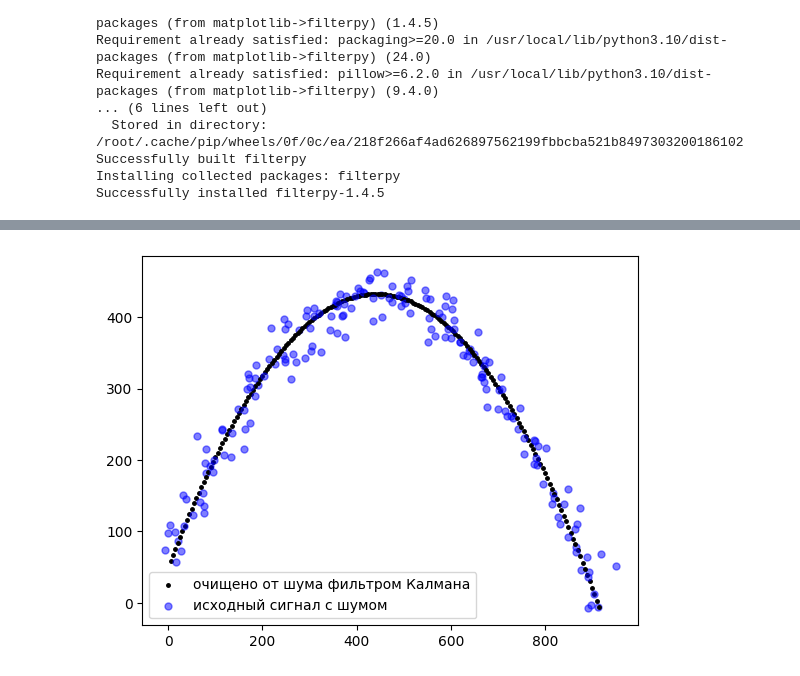
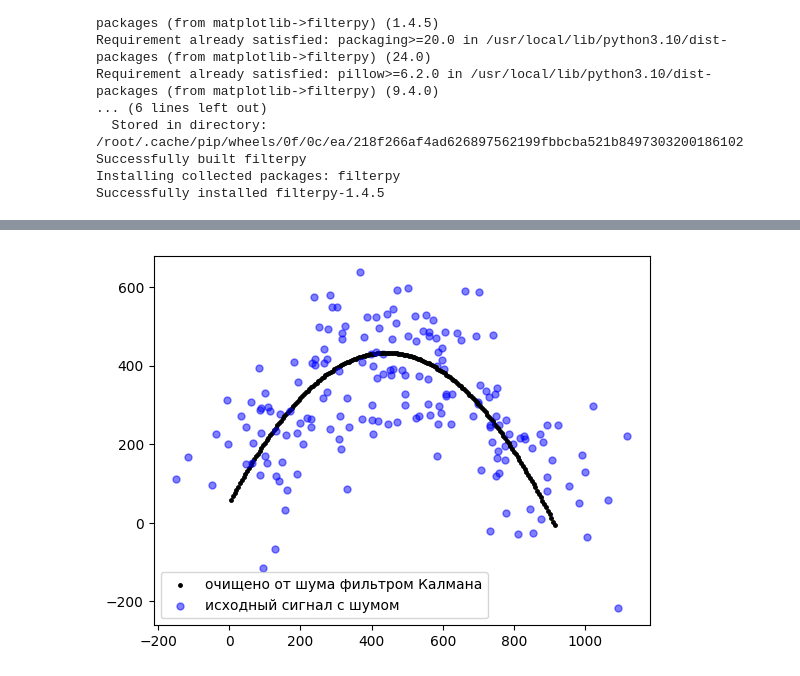
Before and after one commit to TAUforPython/denoising, a Jupyter notebook: фильтр_Калмана_пример_траектория_мяча.ipynb, the cells around one changed output, grey strips where cells are left out. Saved outputs shown, nothing was run; the diff lists cells and outputs as text; code cells hidden in the pictures.

```diff
--- a/фильтр_Калмана_пример_траектория_мяча.ipynb
+++ b/фильтр_Калмана_пример_траектория_мяча.ipynb
@@ -28,7 +28,6 @@ from filterpy.kalman import KalmanFilter
 from math import sin,cos,radians
 import numpy as np
 # %%
-#Первый блок кода
 def rk4(y, x, dx, f):
     k1 = dx * f(y, x)
     k2 = dx * f(y + 0.5 * k1, x + 0.5 * dx)
@@ -64,21 +63,20 @@ class BallTrajectory2D(object):
         return (self.x + np.random.randn() * self.noise[0], self.y + np.random.randn() * self.noise[1])
 
 
-traj = BallTrajectory2D(x0=0, y0=15, velocity=100, theta_deg=60)
-
-
 def test_ball_vacuum(noise):
+    xx = []
+    yy = []
     y = 50
     x = 0
-    ball = BallTrajectory2D(x0=x, y0=y, theta_deg=60., velocity=100., noise=noise)
     t = 0
     dt = 0.25
+    xx = x
+    yy = y
+    ball = BallTrajectory2D(x0=x, y0=y, theta_deg=60., velocity=100., noise=noise)
     while y >= 0:
         x, y = ball.step(dt)
         t += dt
         if y >= 0:
-            plt.scatter(x, y, color='blue', marker='o', s=25, alpha=0.5)
-
-    plt.axis('equal')
-    plt.grid()
-    plt.show()
+            xx = np.append(xx,x)
+            yy = np.append(yy,y)
+    return xx,yy
@@ -90,0 +83,9 @@ test_ball_vacuum([9, 9])
+# %%
+x, y = test_ball_vacuum(noise=[0, 0])
+x_n, y_n = test_ball_vacuum(noise=[9, 9])
+
+plt.scatter(x_n, y_n, color='black', marker='o', s=25, alpha=0.5)
+plt.plot(x,y)
+plt.axis('equal')
+plt.grid()
+plt.show()
@@ -91,6 +94,5 @@ test_ball_vacuum([9, 9])
 # %%
-#Третий код
-def ball_kf(x, y, omega, v0, dt, r=0.5, q=0.):
+def ball_kf(x, y, omega, v0, dt, r=0.1, q=0.1):
     f1 = KalmanFilter(dim_x=5, dim_z=2)
     ay = .5*dt**2
     f1.F = np.mat ([[1, dt, 0, 0, 0],
@@ -112,21 +114,21 @@ def ball_kf(x, y, omega, v0, dt, r=0.5, q=0.):
 # %%
 y = 50.
 x = 0.
 theta = 60.
 v0 = 100.
 dt = 0.1
-ball = BallTrajectory2D(x0=x, y0=y, theta_deg=theta, velocity=v0, noise=[19,19])
+ball = BallTrajectory2D(x0=x, y0=y, theta_deg=theta, velocity=v0, noise=[90,90])
 f1 = ball_kf(x,y,theta,v0,dt)
 t = 0
 
 while f1.x[2,0] > 0:
     t += dt
     f1.predict()
     x,y = ball.step(dt)
     p1 = plt.scatter(f1.x[0,0], f1.x[2,0], color='black', marker='.', s=25)
     p2 = plt.scatter(x, y, color='blue', marker='o', s=25, alpha=0.5)
 plt.legend([p1,p2], ['очищено от шума фильтром Калмана', 'исходный сигнал с шумом'])
 plt.grid
 plt.show()
 # %% [output]
-[figure, old version]
+[figure, new version]
```
Also changed, not shown: parts of 2 cells of this notebook.
